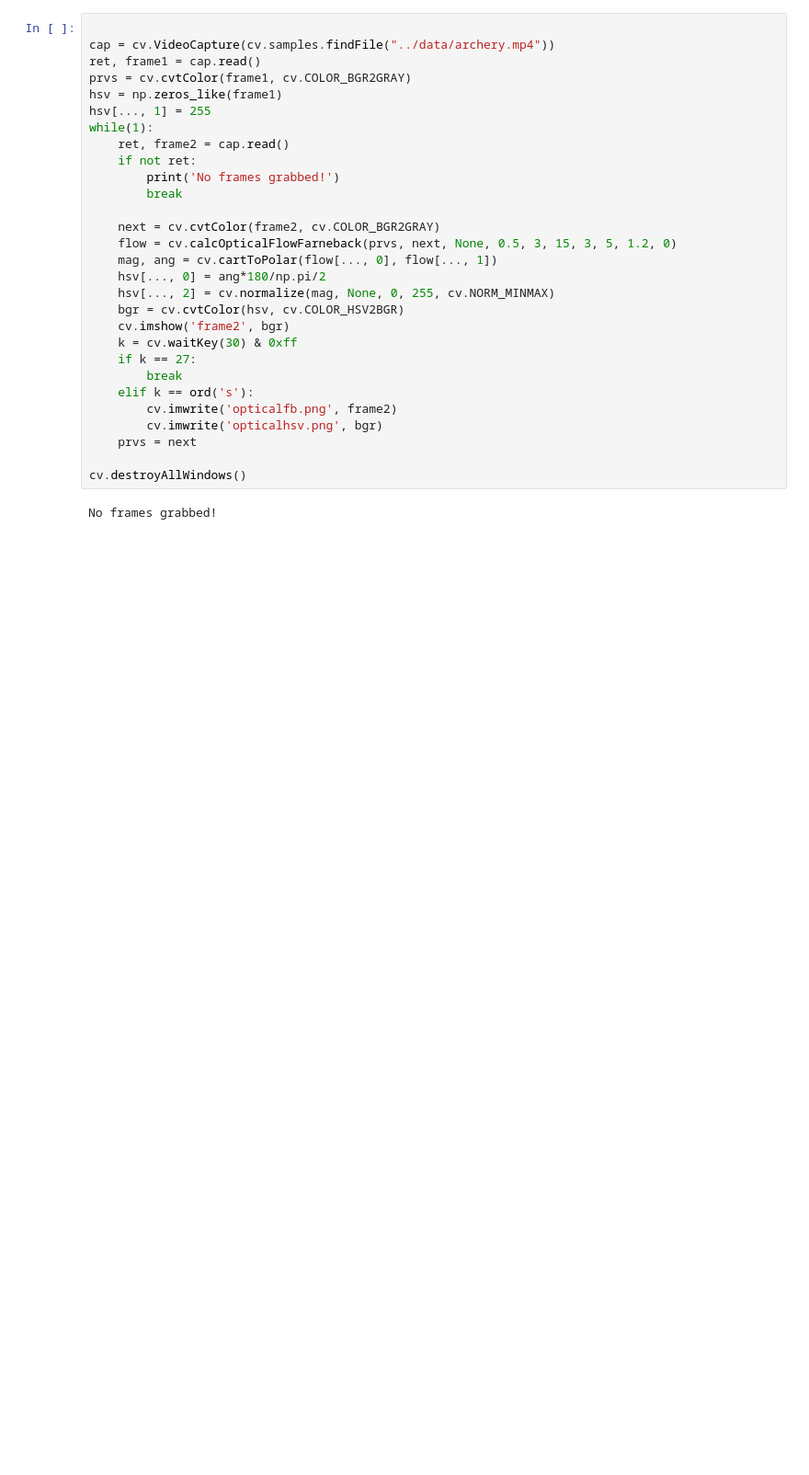
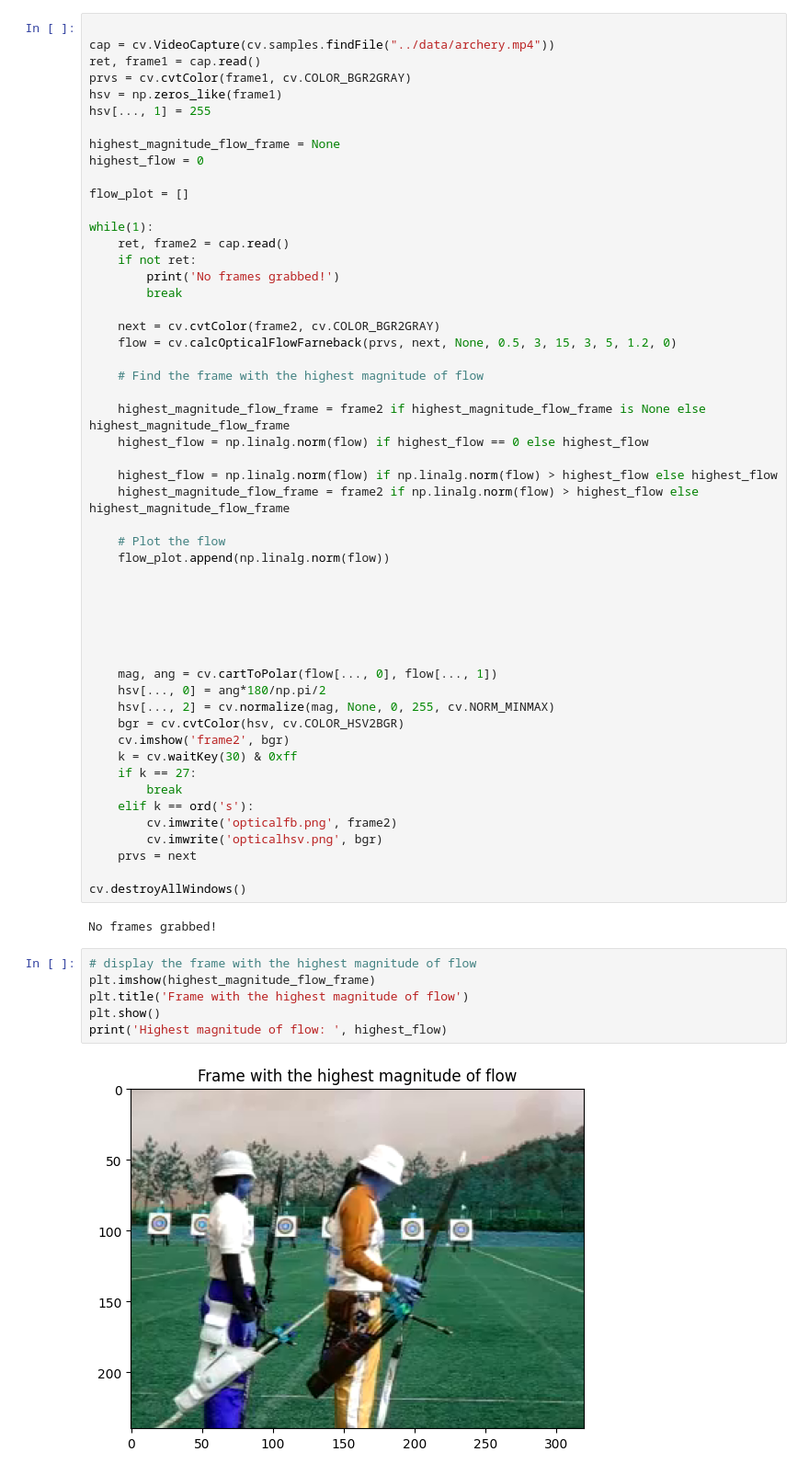
Before and after one commit to tanushreebanerjee/cos429-final-project, a Jupyter notebook: utils/dense-optical-flow-sample.ipynb, the cells around one changed output. Shown: that part at 92% size. Saved outputs shown, nothing was run; the diff lists cells and outputs as text; blank space fills up the shorter version.

Commit message:
find frame with highest dense optical flow in a given video

```diff
--- a/utils/dense-optical-flow-sample.ipynb
+++ b/utils/dense-optical-flow-sample.ipynb
@@ -11,6 +13,12 @@ ret, frame1 = cap.read()
 prvs = cv.cvtColor(frame1, cv.COLOR_BGR2GRAY)
 hsv = np.zeros_like(frame1)
 hsv[..., 1] = 255
+
+highest_magnitude_flow_frame = None
+highest_flow = 0
+
+flow_plot = []
+
 while(1):
     ret, frame2 = cap.read()
     if not ret:
@@ -19,6 +27,23 @@ while(1):
 
     next = cv.cvtColor(frame2, cv.COLOR_BGR2GRAY)
     flow = cv.calcOpticalFlowFarneback(prvs, next, None, 0.5, 3, 15, 3, 5, 1.2, 0)
+
+    # Find the frame with the highest magnitude of flow
+
+    highest_magnitude_flow_frame = frame2 if highest_magnitude_flow_frame is None else highest_magnitude_flow_frame
+    highest_flow = np.linalg.norm(flow) if highest_flow == 0 else highest_flow
+
+    highest_flow = np.linalg.norm(flow) if np.linalg.norm(flow) > highest_flow else highest_flow
+    highest_magnitude_flow_frame = frame2 if np.linalg.norm(flow) > highest_flow else highest_magnitude_flow_frame
+
+    # Plot the flow
+    flow_plot.append(np.linalg.norm(flow))
+
+
+
+
+
+
     mag, ang = cv.cartToPolar(flow[..., 0], flow[..., 1])
     hsv[..., 0] = ang*180/np.pi/2
     hsv[..., 2] = cv.normalize(mag, None, 0, 255, cv.NORM_MINMAX)
@@ -35,3 +60,11 @@ while(1):
 cv.destroyAllWindows()
 # %% [output]
 No frames grabbed!
+# %%
+# display the frame with the highest magnitude of flow
+plt.imshow(highest_magnitude_flow_frame)
+plt.title('Frame with the highest magnitude of flow')
+plt.show()
+print('Highest magnitude of flow: ', highest_flow)
+# %% [output]
+[figure, added]
```
Also changed, not shown: parts of 3 cells of this notebook.
